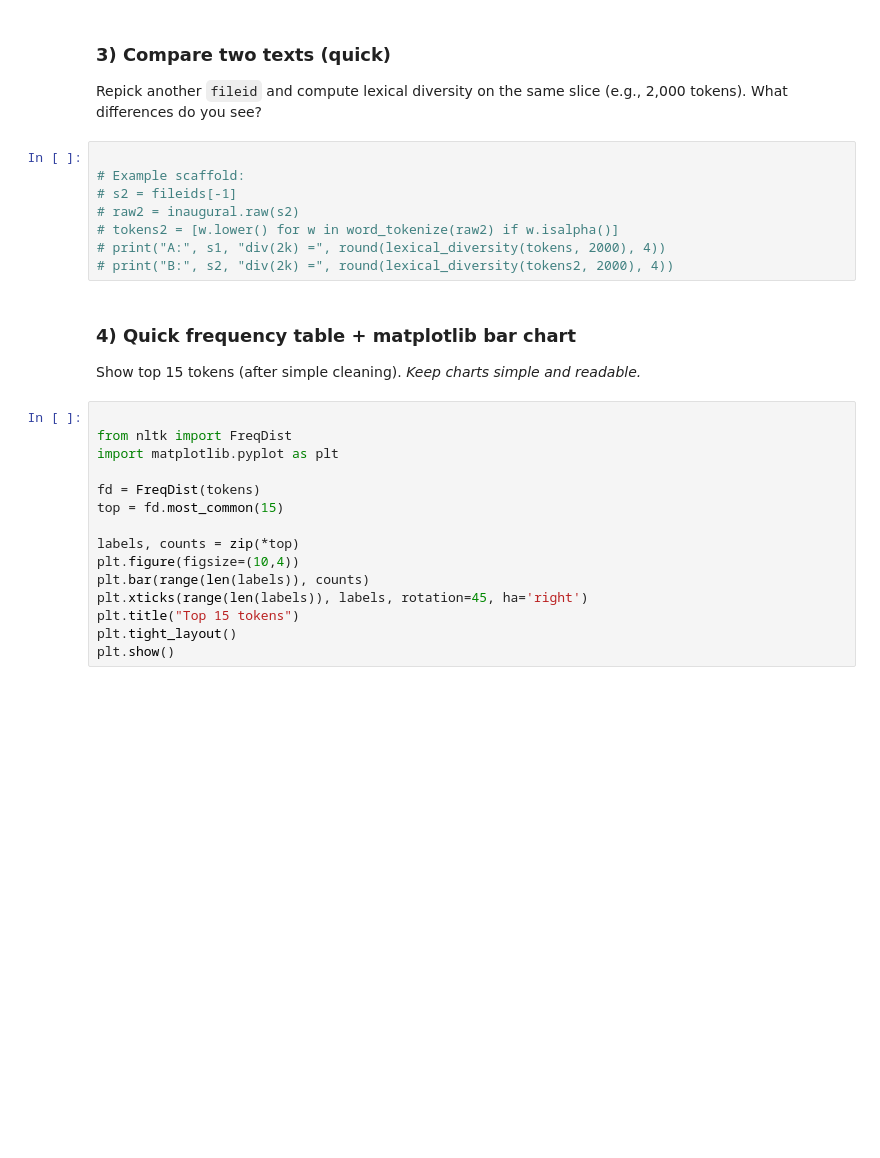
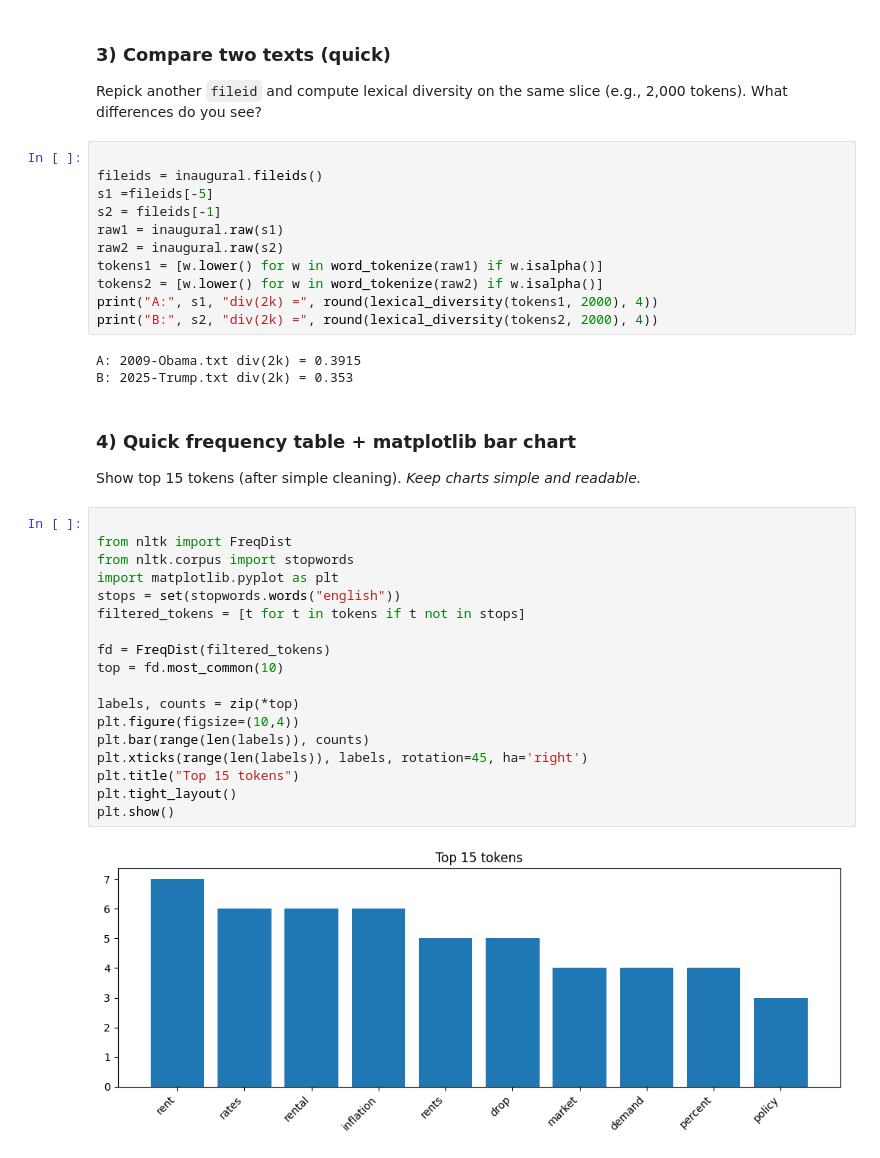
Before and after one commit to Jorya777/Jorya777, a Jupyter notebook: session3_nltk_worksheet.ipynb, the cells around one changed output. Saved outputs shown, nothing was run; the diff lists cells and outputs as text; blank space fills up the shorter version.

```diff
--- a/session3_nltk_worksheet.ipynb
+++ b/session3_nltk_worksheet.ipynb
@@ -217,12 +283,18 @@ for s in samples:
 Repick another `fileid` and compute lexical diversity on the same slice (e.g., 2,000 tokens). What differences do you see?
 # %%
 
-# Example scaffold:
-# s2 = fileids[-1]
-# raw2 = inaugural.raw(s2)
-# tokens2 = [w.lower() for w in word_tokenize(raw2) if w.isalpha()]
-# print("A:", s1, "div(2k) =", round(lexical_diversity(tokens, 2000), 4))
-# print("B:", s2, "div(2k) =", round(lexical_diversity(tokens2, 2000), 4))
+fileids = inaugural.fileids()
+s1 =fileids[-5]
+s2 = fileids[-1]
+raw1 = inaugural.raw(s1)
+raw2 = inaugural.raw(s2)
+tokens1 = [w.lower() for w in word_tokenize(raw1) if w.isalpha()]
+tokens2 = [w.lower() for w in word_tokenize(raw2) if w.isalpha()]
+print("A:", s1, "div(2k) =", round(lexical_diversity(tokens1, 2000), 4))
+print("B:", s2, "div(2k) =", round(lexical_diversity(tokens2, 2000), 4))
+# %% [output]
+A: 2009-Obama.txt div(2k) = 0.3915
+B: 2025-Trump.txt div(2k) = 0.353
 # %% [markdown]
 
 ### 4) Quick frequency table + matplotlib bar chart
@@ -230,15 +302,20 @@ Show top 15 tokens (after simple cleaning). *Keep charts simple and readable.*
 # %%
 
 from nltk import FreqDist
+from nltk.corpus import stopwords
 import matplotlib.pyplot as plt
+stops = set(stopwords.words("english"))
+filtered_tokens = [t for t in tokens if t not in stops]
 
-fd = FreqDist(tokens)
-top = fd.most_common(15)
+fd = FreqDist(filtered_tokens)
+top = fd.most_common(10)
 
 labels, counts = zip(*top)
 plt.figure(figsize=(10,4))
 plt.bar(range(len(labels)), counts)
 plt.xticks(range(len(labels)), labels, rotation=45, ha='right')
 plt.title("Top 15 tokens")
 plt.tight_layout()
 plt.show()
+# %% [output]
+[figure, added]
```
Also changed, not shown: parts of 19 cells of this notebook.
